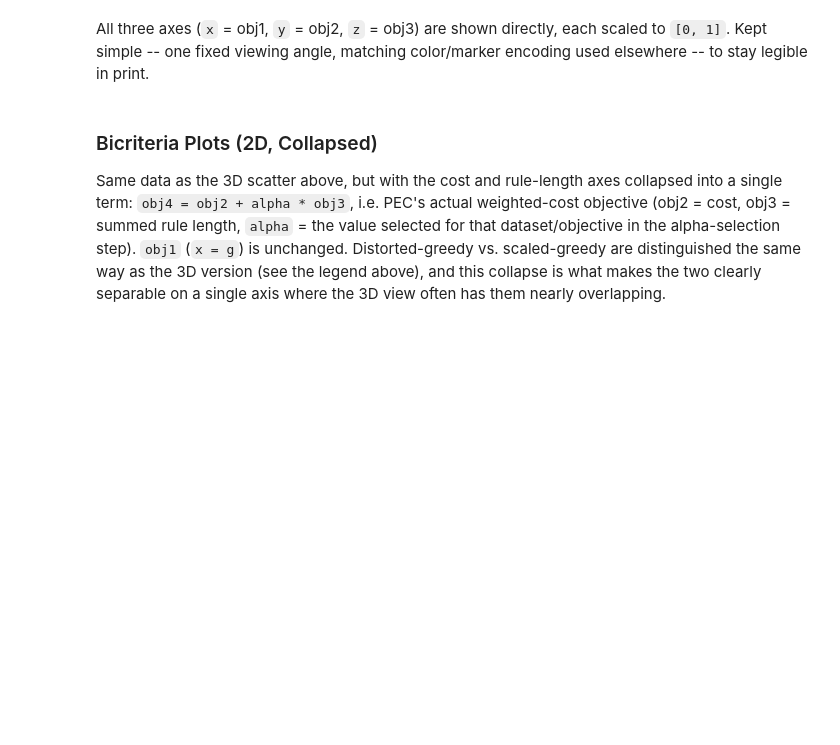
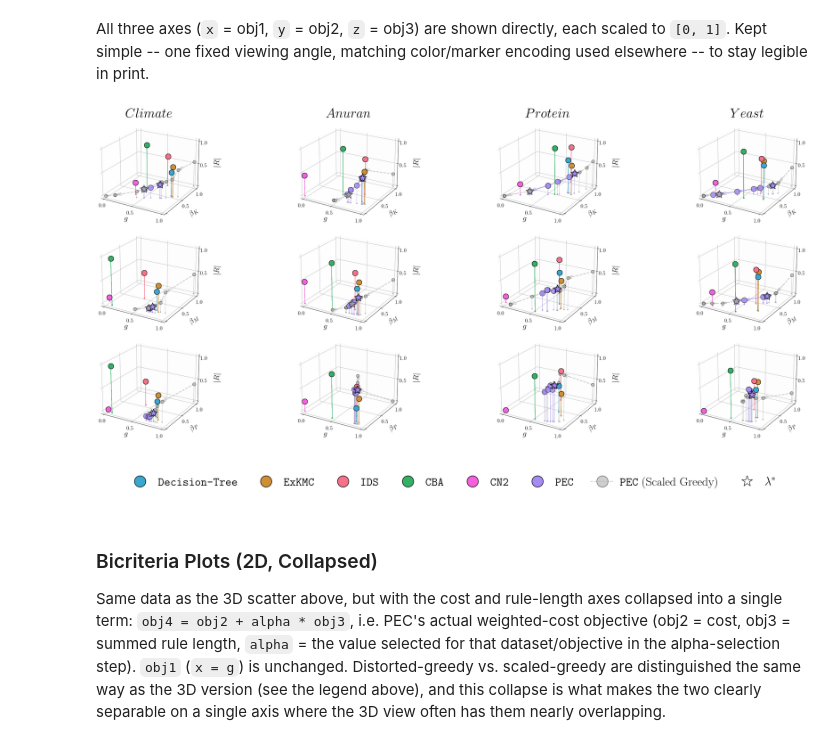
Before and after one commit to kevinqnb/interpretable-clustering, a Jupyter notebook: examples/experiments.ipynb, the cells around one changed output. Drawn from its saved outputs; the diff is of its cells as text; code cells hidden in the pictures; blank space fills up the shorter version.

```diff
--- a/examples/experiments.ipynb
+++ b/examples/experiments.ipynb
@@ -1118,7 +1150,7 @@ beta_subscript_dict = {
 # long first segment (lambda=0 to the next grid point) got a huge head;
 # drawing the head as its own short, fixed-length quiver call instead keeps
 # it a constant size regardless of segment length.
-ARROW_HEAD_LEN = 0.05
+ARROW_HEAD_LEN = 0.2
 
 def _draw_lambda_arrows(ax, x, y, z, lam, color, *, dashed, alpha, linewidth, zorder):
     """Direction-of-change arrows between consecutive (sorted-by-lambda)
@@ -1254,38 +1286,40 @@ for i, (dataset, objective_result_dict) in enumerate(scatter_dict.items()):
         ax.set_box_aspect(None, zoom=1.12)
 
         ax.view_init(elev=22, azim=-60)
 
         # Title with dataset name
         if j == 0:
             if dataset == "kddcup":
                 ax.set_title(rf"$KDDCup$", pad=6)
             else:
                 ax.set_title(rf"${dataset.capitalize()}$", pad=6)
 
         # Axis titles on every panel, same as x and z below -- consistent
         # rather than shown only on an edge, since each panel shares the same
         # view angle and axis meaning throughout the grid.
         ax.set_ylabel(rf"$\beta_{{{beta_subscript_dict.get(objective, '')}}}$", labelpad=6, fontsize=22)
         ax.set_xlabel(r"$g$", labelpad=2, fontsize=22)
         ax.set_zlabel(r"$|R|$", labelpad=10, fontsize=22)
 
         # Light, uncluttered panes/gridlines so points stay legible in print
         ax.xaxis.pane.set_alpha(0.05)
         ax.yaxis.pane.set_alpha(0.05)
         ax.zaxis.pane.set_alpha(0.05)
         ax.grid(True, linestyle=':', linewidth=0.6, alpha=0.5)
 
 # 3D subplots report an inflated layout bbox (extra margin reserved for
 # rotation), which makes plt.tight_layout() leave excess whitespace and
 # doesn't resolve corner tick-label crowding -- pack the grid manually
 # instead, slightly overlapping the reserved (not visible-content) margins.
 fig.subplots_adjust(left=0.02, right=0.99, top=0.94, bottom=0.03, wspace=-0.08, hspace=0.08)
 
-#plt.savefig(
-#    "../figures/experiments/bicriteria_3d.pdf",
-#    bbox_inches='tight',
-#    dpi=300
-#)
+plt.savefig(
+    "../figures/experiments/bicriteria_3d.pdf",
+    bbox_inches='tight',
+    dpi=300
+)
+# %% [output]
+[figure, added]
 # %%
 # Create a separate legend for the scatter plot with marker styles
 fig, ax = plt.subplots(figsize=(34, 2.2))
@@ -1317,8 +1351,8 @@ for cmod in module_order:
             [], [],
             color=color,
             marker='o',# if is_scaled else marker_style_dict.get(cmod, 'o'),
-            markersize=18 if is_scaled else 30,
-            markeredgecolor='none' if is_scaled else 'k',
+            markersize=30,
+            markeredgecolor='k',
             markeredgewidth=1.5,
             alpha=0.55 if is_scaled else 1.0,
             linestyle='--' if is_scaled else 'None',
@@ -1352,6 +1386,8 @@ plt.savefig(
 )
 
 plt.show()
+# %% [output]
+[figure, added]
 # %% [markdown]
 ### Bicriteria Plots (2D, Collapsed)
 
```
Also changed, not shown: parts of 13 cells of this notebook, 12 other files.
